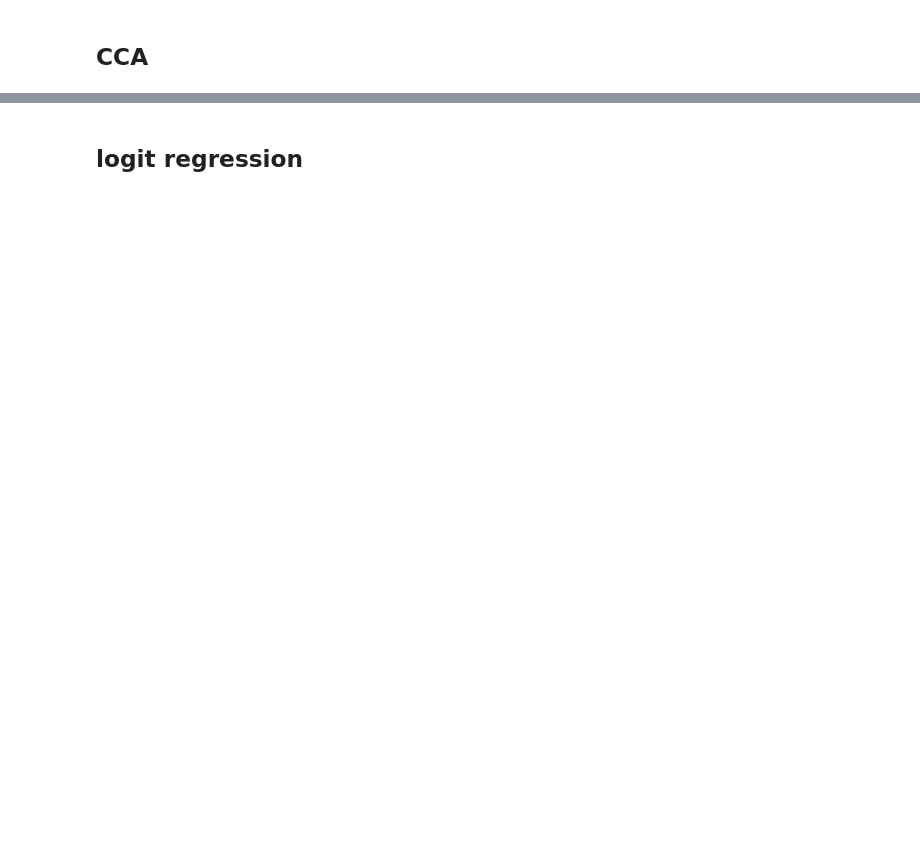
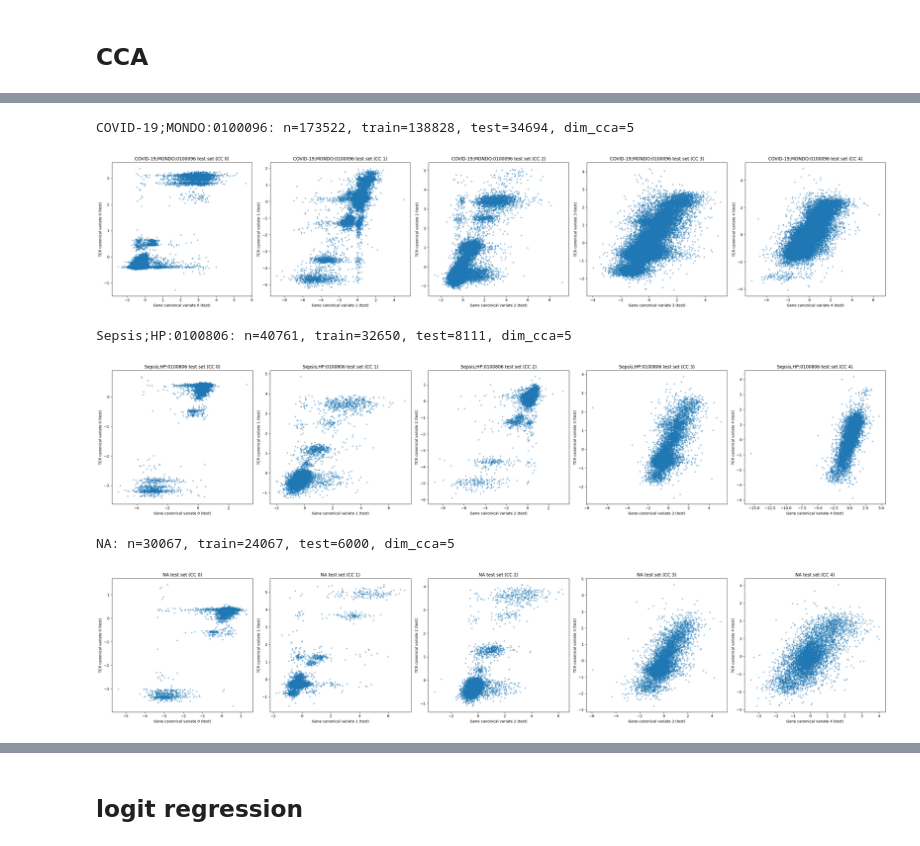
Before and after one commit to YifanZ94/Bio_CRC, a Jupyter notebook: Data processing/data/COMBAT cca/3_Prediction_CCA.ipynb, the cells around one changed output, grey strips where cells are left out. Saved outputs shown, nothing was run; the diff lists cells and outputs as text; code cells hidden in the pictures; blank space fills up the shorter version.

```diff
--- a/Data processing/data/COMBAT cca/3_Prediction_CCA.ipynb
+++ b/Data processing/data/COMBAT cca/3_Prediction_CCA.ipynb
@@ -64,4 +64,5 @@ Name: count, dtype: int64
 # subseting on single pair
 mdata = mdata[mdata['airr'].obs['chain_pairing'].isin(['single pair'])]
 # mdata = mdata[mdata['gex'].obs['COMBAT_ID'].astype(int) > 20]
-mdata = mdata_utils.sync_mdata_obs(mdata)
+# mdata = mdata_utils.sync_mdata_obs(mdata)
+mdata
@@ -211,60 +263,69 @@ category_counts.loc[selected_categories]
 # %%
 cca_results = {}
 cca_errors = {}
 
 for category in selected_categories:
     category_mask = obs_values == category
     mdata_category = mdata[category_mask.to_numpy()].copy()
 
-    try:
-        result = run_cca_for_subset(
-            mdata_category,
-            category=category,
-            train_frac=train_frac,
-            dim_cca_max=dim_cca_max,
-            random_state=random_state,
+    # try:
+    result = run_cca_for_subset(
+        mdata_category,
+        category=category,
+        train_frac=train_frac,
+        dim_cca_max=dim_cca_max,
+        random_state=random_state,
+    )
+
+    cca_results[category] = result
+    print(
+        f"{category}: n={mdata_category.n_obs}, "
+        f"train={result['train_mask'].sum()}, test={result['test_mask'].sum()}, "
+        f"dim_cca={result['dim_cca']}"
+    )
+
+    category_dim_cca = result['dim_cca']
+    category_gene_c_test = result['view_gene_c_test']
+    category_tcr_c_test = result['view_tcr_c_test']
+
+    fig, axes = plt.subplots(1, category_dim_cca, figsize=(6 * category_dim_cca, 6))
+    if category_dim_cca == 1:
+        axes = [axes]
+
+    for i, ax in enumerate(axes):
+        ax.scatter(
+            category_gene_c_test[:, i], category_tcr_c_test[:, i],
+            alpha=0.4, s=8,
         )
-        cca_results[category] = result
-        print(
-            f"{category}: n={mdata_category.n_obs}, "
-            f"train={result['train_mask'].sum()}, test={result['test_mask'].sum()}, "
-            f"dim_cca={result['dim_cca']}"
-        )
+        ax.set_xlabel(f'Gene canonical variate {i} (test)')
+        ax.set_ylabel(f'TCR canonical variate {i} (test)')
+        ax.set_title(f'{category} test set (CC {i})')
 
-        category_dim_cca = result['dim_cca']
-        category_gene_c_test = result['view_gene_c_test']
-        category_tcr_c_test = result['view_tcr_c_test']
+    plt.tight_layout()
+    plt.show()
 
-        fig, axes = plt.subplots(1, category_dim_cca, figsize=(6 * category_dim_cca, 6))
-        if category_dim_cca == 1:
-            axes = [axes]
-
-        for i, ax in enumerate(axes):
-            ax.scatter(
-                category_gene_c_test[:, i], category_tcr_c_test[:, i],
-                alpha=0.4, s=8,
-            )
-            ax.set_xlabel(f'Gene canonical variate {i} (test)')
-            ax.set_ylabel(f'TCR canonical variate {i} (test)')
-            ax.set_title(f'{category} test set (CC {i})')
-
-        plt.tight_layout()
-        plt.show()
-    except Exception as exc:
-        cca_errors[category] = exc
-        print(f"Skipped {category}: {exc}")
+    # except Exception as exc:
+    #     cca_errors[category] = exc
+    #     print(f"Skipped {category}: {exc}")
 
 cca_summary_df = pd.DataFrame([
     {
         'category': category,
         'n_cells': result['mdata'].n_obs,
         'n_train': int(result['train_mask'].sum()),
         'n_test': int(result['test_mask'].sum()),
         'dim_cca': result['dim_cca'],
         'mean_corr_train': float(np.nanmean(result['corr_train'])),
         'mean_corr_test': float(np.nanmean(result['corr_test'])),
     }
     for category, result in cca_results.items()
 ])
 
 cca_summary_df
+# %% [output]
+COVID-19;MONDO:0100096: n=173522, train=138828, test=34694, dim_cca=5
+[figure, added]
+Sepsis;HP:0100806: n=40761, train=32650, test=8111, dim_cca=5
+[figure, added]
+NA: n=30067, train=24067, test=6000, dim_cca=5
+[figure, added]
```
Also changed, not shown: parts of 13 cells of this notebook.
